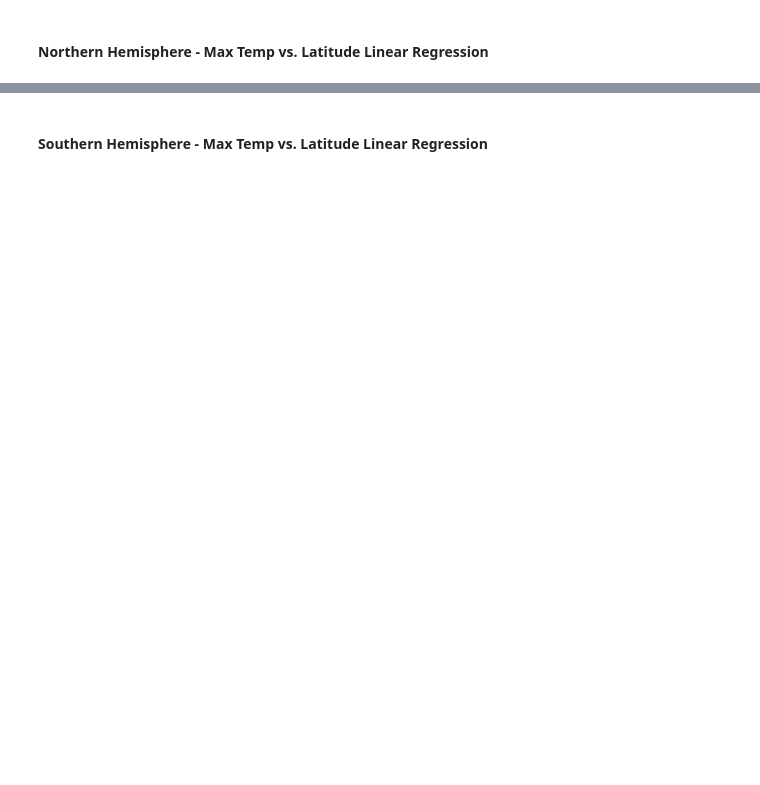
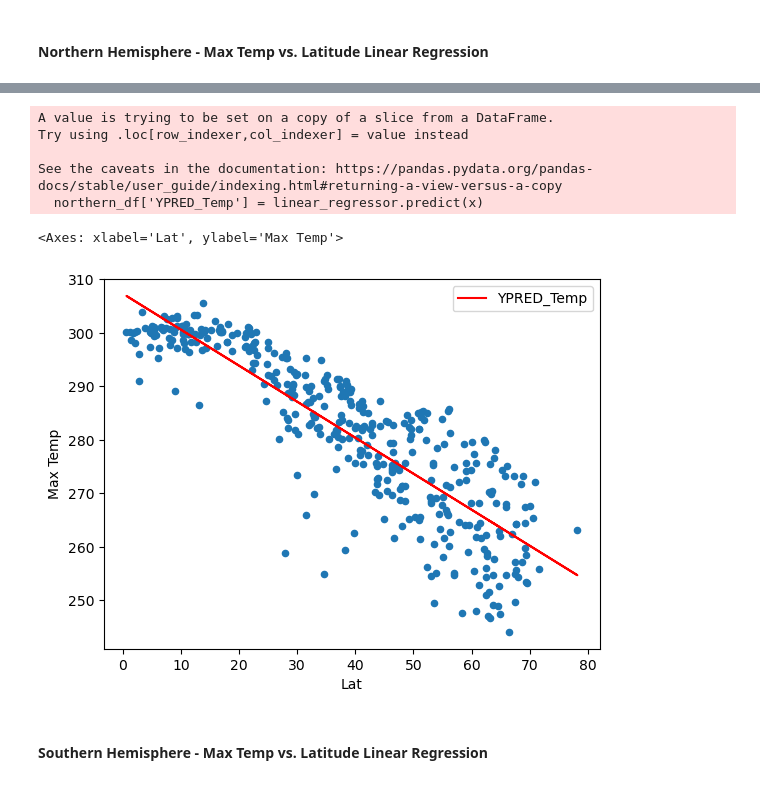
Before and after one commit to jedediahmadsen/weather-api-visualizations, a Jupyter notebook: WeatherAPI.ipynb, the cells around one changed output, grey strips where cells are left out. Cells and saved outputs as stored; diff of their text form; code cells hidden in the pictures; blank space fills up the shorter version.

```diff
--- a/WeatherAPI.ipynb
+++ b/WeatherAPI.ipynb
@@ -249,8 +249,11 @@ plt.show()
 # %%
 from sklearn.linear_model import LinearRegression
 city_weather_df
-southern_df
-northern_df
+southern_df = city_weather_df.loc[city_weather_df["Lat"] < 0]
+northern_df = city_weather_df.loc[city_weather_df["Lat"] >= 0]
+print(northern_df.shape)
+print(southern_df.shape)
+print(city_weather_df.shape)
 # For each of the above plots calculate and plot a linear regression using the steps below
 # Set your x and y and reshape to np array
 # Fit your Model
@@ -265,2 +268,24 @@ The r-value is: 0.46937863826630627
+# %%
+#Set your x and y and reshape to np array
+x = northern_df['Lat'].values.reshape(-1, 1)
+y = northern_df['Max Temp'].values.reshape(-1, 1)
+
+# Fit your Model
+linear_regressor = LinearRegression().fit(x, y)
+
+# Generate predictions and store in df
+northern_df['YPRED_Temp'] = linear_regressor.predict(x)
+
+# Plot the data
+ax = northern_df.plot.scatter(x='Lat', y='Max Temp')
+northern_df.plot(x='Lat', y='YPRED_Temp', color='red', ax=ax)
+# %% [output]
+A value is trying to be set on a copy of a slice from a DataFrame.
+Try using .loc[row_indexer,col_indexer] = value instead
+
+See the caveats in the documentation: https://pandas.pydata.org/pandas-docs/stable/user_guide/indexing.html#returning-a-view-versus-a-copy
+  northern_df['YPRED_Temp'] = linear_regressor.predict(x)
+<Axes: xlabel='Lat', ylabel='Max Temp'>
+[figure, added]
 # %% [markdown]
 ####  Southern Hemisphere - Max Temp vs. Latitude Linear Regression
```
Also changed, not shown: parts of 23 cells of this notebook, 7 other files.
